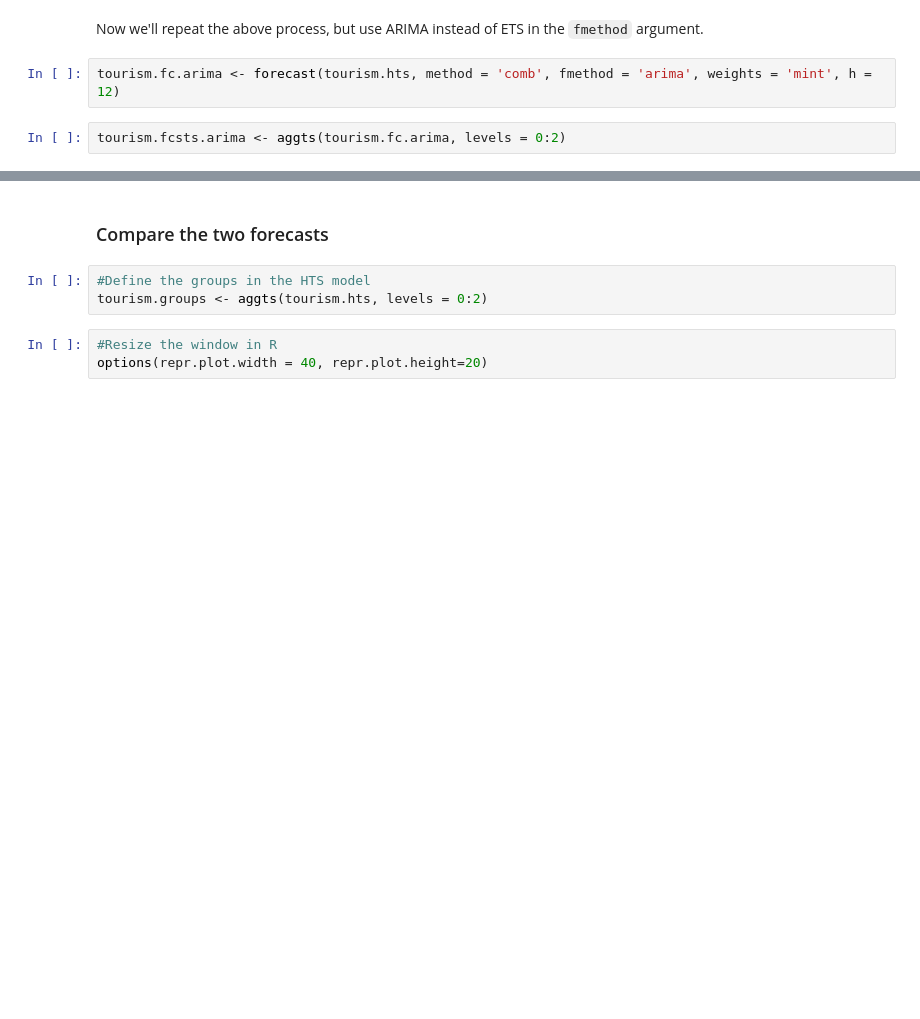
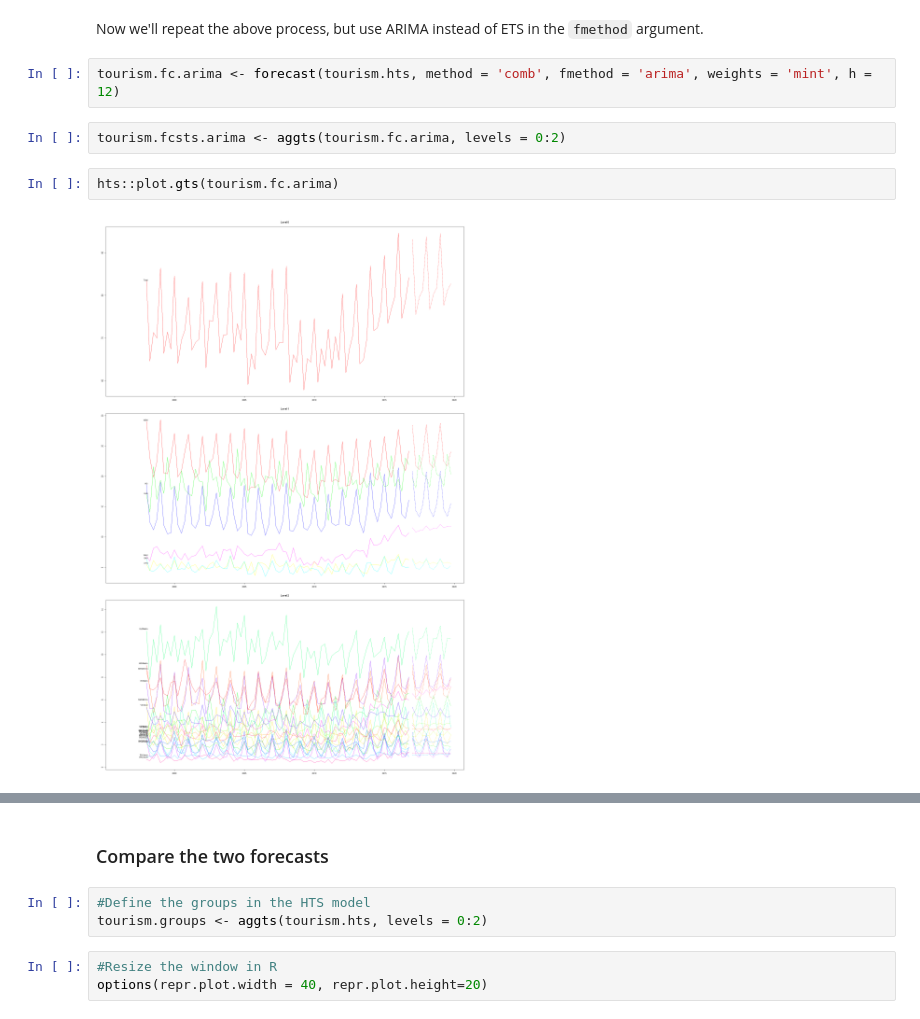
Before and after one commit to champutnam/hierarchical_time_series, a Jupyter notebook: Hierarchical Reconciliation.ipynb, the cells around one changed output, grey strips where cells are left out. Saved outputs shown, nothing was run; the diff lists cells and outputs as text; blank space fills up the shorter version.

```diff
--- a/Hierarchical Reconciliation.ipynb
+++ b/Hierarchical Reconciliation.ipynb
@@ -149,5 +165,9 @@ Now we'll repeat the above process, but use ARIMA instead of ETS in the `fmethod
 tourism.fc.arima <- forecast(tourism.hts, method = 'comb', fmethod = 'arima', weights = 'mint', h = 12)
 # %%
 tourism.fcsts.arima <- aggts(tourism.fc.arima, levels = 0:2)
+# %%
+hts::plot.gts(tourism.fc.arima)
+# %% [output]
+[figure, added]
 # %%
 #print out our forecasts
```
Also changed, not shown: parts of 7 cells of this notebook.
